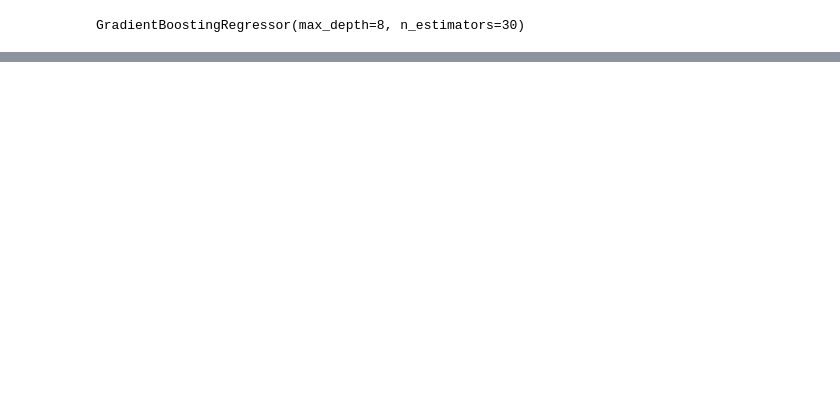
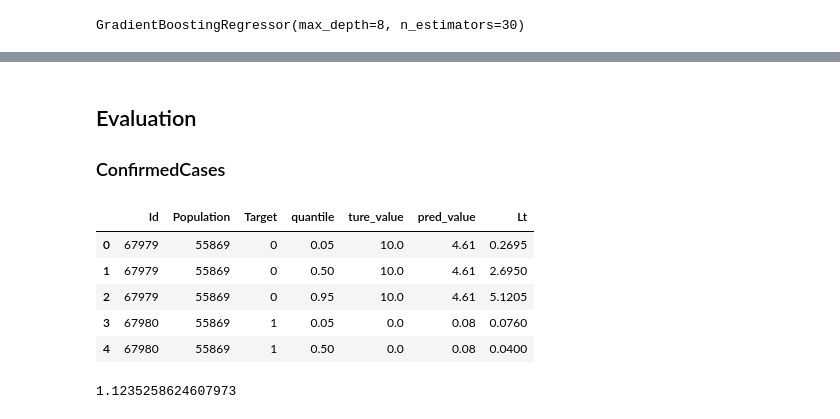
Before and after one commit to fzha113/COVID_19_Forecasting, a Jupyter notebook: COVID19Forecasting.ipynb, the cells around one changed output, grey strips where cells are left out. Drawn from its saved outputs; the diff is of its cells as text; code cells hidden in the pictures; blank space fills up the shorter version.

```diff
--- a/COVID19Forecasting.ipynb
+++ b/COVID19Forecasting.ipynb
@@ -374,0 +281,8 @@ y_train shape :  (479621,)
+# %%
+Id_train = train_data.pop('Id')
+Id_test = test_data.pop('Id')
+# %%
+Target_train = train_data['Target']
+Target_test = test_data['Target']
+Population_train = train_data['Population']
+Population_test = test_data['Population']
@@ -375,3 +291,8 @@ y_train shape :  (479621,)
+# %%
+y_train = train_data.pop('TargetValue')
+x_train = train_data
+y_test = test_data.pop('TargetValue')
+x_test = test_data
 # %% [markdown]
 ## Modeling
 ### Linear regression
@@ -497,0 +375,9 @@ pd.DataFrame({'y_train_test':y_test, 'y_train_pred': y_pred})
+# %%
+y_pred = et_reg.predict(x_test)
+sub = pd.DataFrame({'Id':Id_test,
+                    'pred_TargetValue': y_pred,
+                    'true_TargetValue': y_test,
+                    'Population': Population_test,
+                    'Target': Target_test
+                    })
+sub.head()
@@ -497,0 +449,21 @@ pd.DataFrame({'y_train_test':y_test, 'y_train_pred': y_pred})
+# %% [markdown]
+## Evaluation
+### ConfirmedCases
+# %%
+# quatile part
+sub['Lt'] = sub['ture_value'] - sub['pred_value']
+sub['Lt'].loc[sub['Lt'] >= 0] = sub[sub['Lt'] >= 0]['Lt'] * sub['quantile']
+sub['Lt'].loc[sub['Lt'] < 0] = np.abs(sub[sub['Lt'] < 0]['Lt']) * (1 - sub['quantile'])
+sub.head()
+# %% [output]
+|  | Id | Population | Target | quantile | ture_value | pred_value | Lt |
+| 0 | 67979 | 55869 | 0 | 0.05 | 10.0 | 4.61 | 0.2695 |
+| 1 | 67979 | 55869 | 0 | 0.50 | 10.0 | 4.61 | 2.6950 |
+| 2 | 67979 | 55869 | 0 | 0.95 | 10.0 | 4.61 | 5.1205 |
+| 3 | 67980 | 55869 | 1 | 0.05 | 0.0 | 0.08 | 0.0760 |
+| 4 | 67980 | 55869 | 1 | 0.50 | 0.0 | 0.08 | 0.0400 |
+# %%
+quantile = sub['Lt'].sum() / sub['quantile'].count()
+quantile
+# %% [output]
+1.1235258624607973
```
Also changed, not shown: parts of 46 cells of this notebook, 1 other file.
